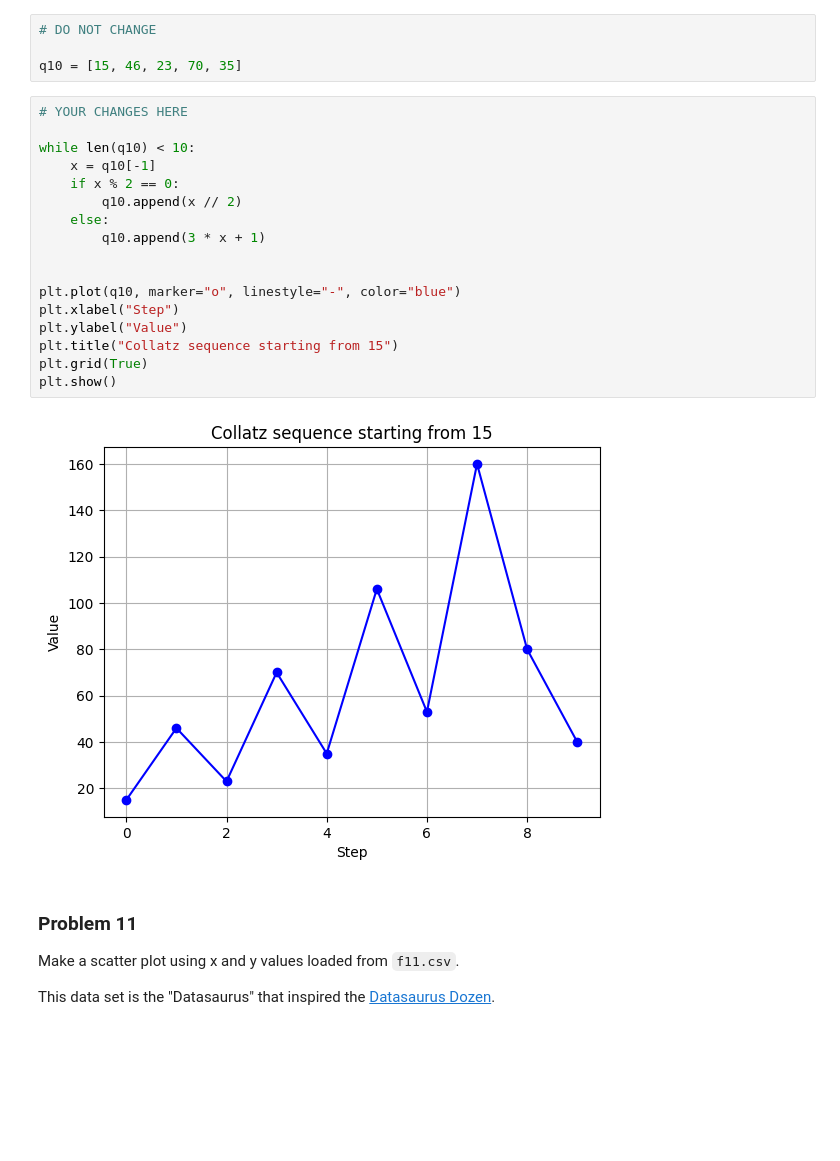
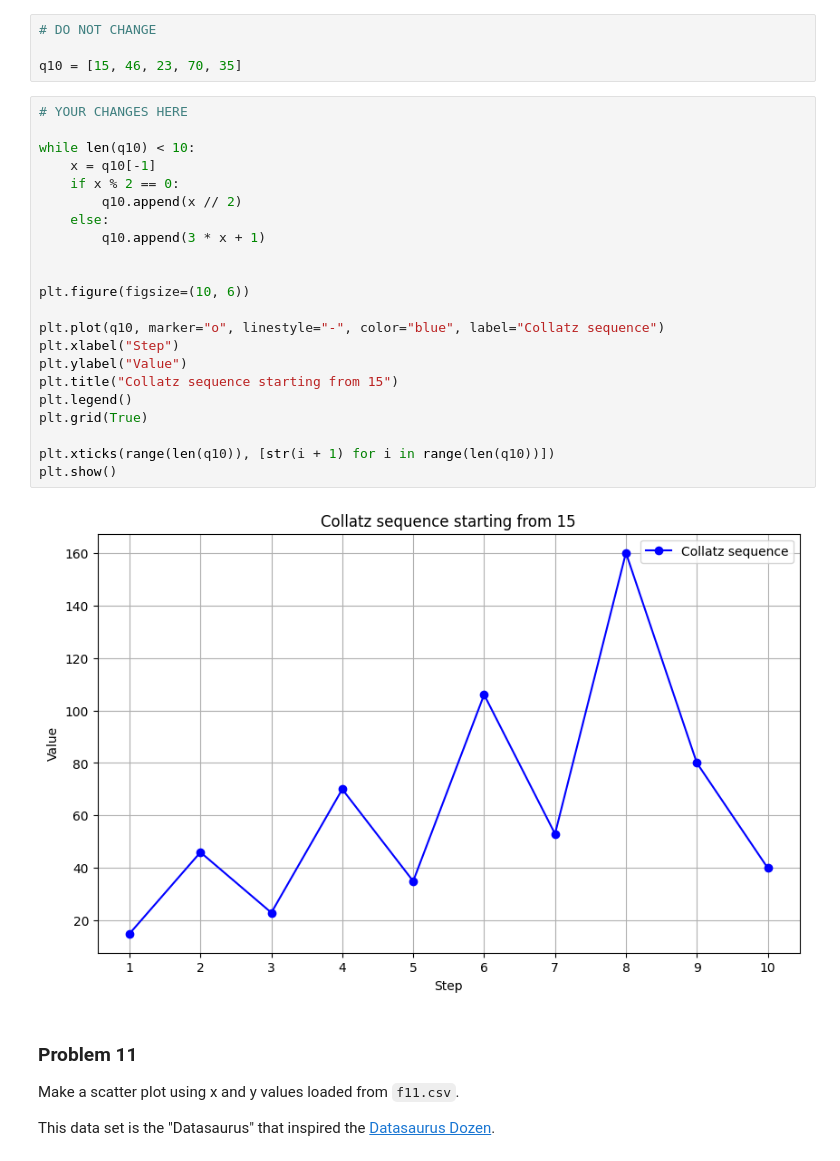
Before and after one commit to farinaz-hatami/dx602-homework-05, a Jupyter notebook: homework.ipynb, the cells around one changed output. Saved outputs shown, nothing was run; the diff lists cells and outputs as text; blank space fills up the shorter version.

```diff
--- a/homework.ipynb
+++ b/homework.ipynb
@@ -343,22 +349,27 @@ q10 = [15, 46, 23, 70, 35]
 # %%
 # YOUR CHANGES HERE
 
 while len(q10) < 10:
     x = q10[-1]
     if x % 2 == 0:
         q10.append(x // 2)
     else:
         q10.append(3 * x + 1)
 
 
-plt.plot(q10, marker="o", linestyle="-", color="blue")
+plt.figure(figsize=(10, 6))
+
+plt.plot(q10, marker="o", linestyle="-", color="blue", label="Collatz sequence")
 plt.xlabel("Step")
 plt.ylabel("Value")
 plt.title("Collatz sequence starting from 15")
+plt.legend()
 plt.grid(True)
+
+plt.xticks(range(len(q10)), [str(i + 1) for i in range(len(q10))])
 plt.show()
 # %% [output]
-[figure, old version]
+[figure, new version]
 # %% [markdown]
 ### Problem 11
 
```
Also changed, not shown: parts of 18 cells of this notebook.
